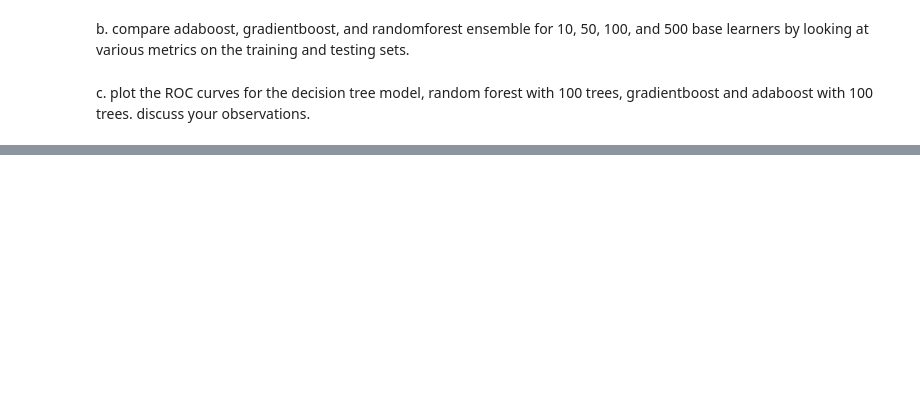
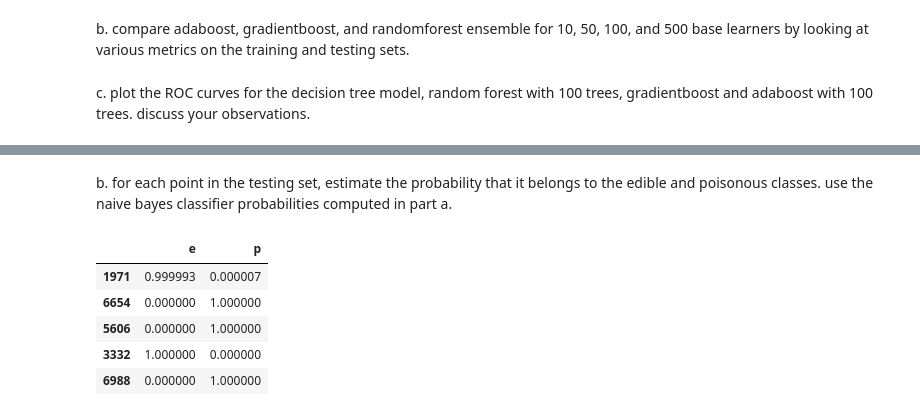
Before and after one commit to li-fin/ds4400-hw4, a Jupyter notebook: code.ipynb, the cells around one changed output, grey strips where cells are left out. Cells and saved outputs as stored; diff of their text form; code cells hidden in the pictures; blank space fills up the shorter version.

```diff
--- a/code.ipynb
+++ b/code.ipynb
@@ -516,0 +708,3 @@ c. plot the ROC curves for the decision tree model, random forest with 100 trees
+# %%
+# train model using function
+naivebayes = train_naive_bayes(X_train, y_train)
@@ -516,0 +732,43 @@ c. plot the ROC curves for the decision tree model, random forest with 100 trees
+# %% [markdown]
+b. for each point in the testing set, estimate the probability that it belongs to the edible and poisonous classes. use the naive bayes classifier probabilities computed in part a.
+# %%
+# function to predict probabilities
+def predict_naive_bayes_proba(model, X):
+    classes = list(model["priors"].keys())
+    results = []
+
+    for _, row in X.iterrows():
+        class_scores = {}
+
+        for clas in classes:
+            # start with log prior
+            log_prob = np.log(model["priors"][clas])
+
+            # add log conditional probabilities for each feature value
+            for feature in X.columns:
+                value = row[feature]
+                prob = model["conditionals"][feature][clas][value]
+                log_prob += np.log(prob)
+
+            class_scores[clas] = log_prob
+
+        # convert log scores back to regular probabilities
+        max_log = max(class_scores.values())
+        exp_scores = {clas: np.exp(score - max_log) for clas, score in class_scores.items()}
+        total = sum(exp_scores.values())
+        probs = {clas: exp_scores[clas] / total for clas in classes}
+
+        results.append(probs)
+
+    return pd.DataFrame(results, index=X.index)
+# %%
+nb_test_probs = predict_naive_bayes_proba(naivebayes, X_test)
+
+nb_test_probs.head().round(7)
+# %% [output]
+|  | e | p |
+| 1971 | 0.999993 | 0.000007 |
+| 6654 | 0.000000 | 1.000000 |
+| 5606 | 0.000000 | 1.000000 |
+| 3332 | 1.000000 | 0.000000 |
+| 6988 | 0.000000 | 1.000000 |
```
Also changed, not shown: parts of 17 cells of this notebook.
